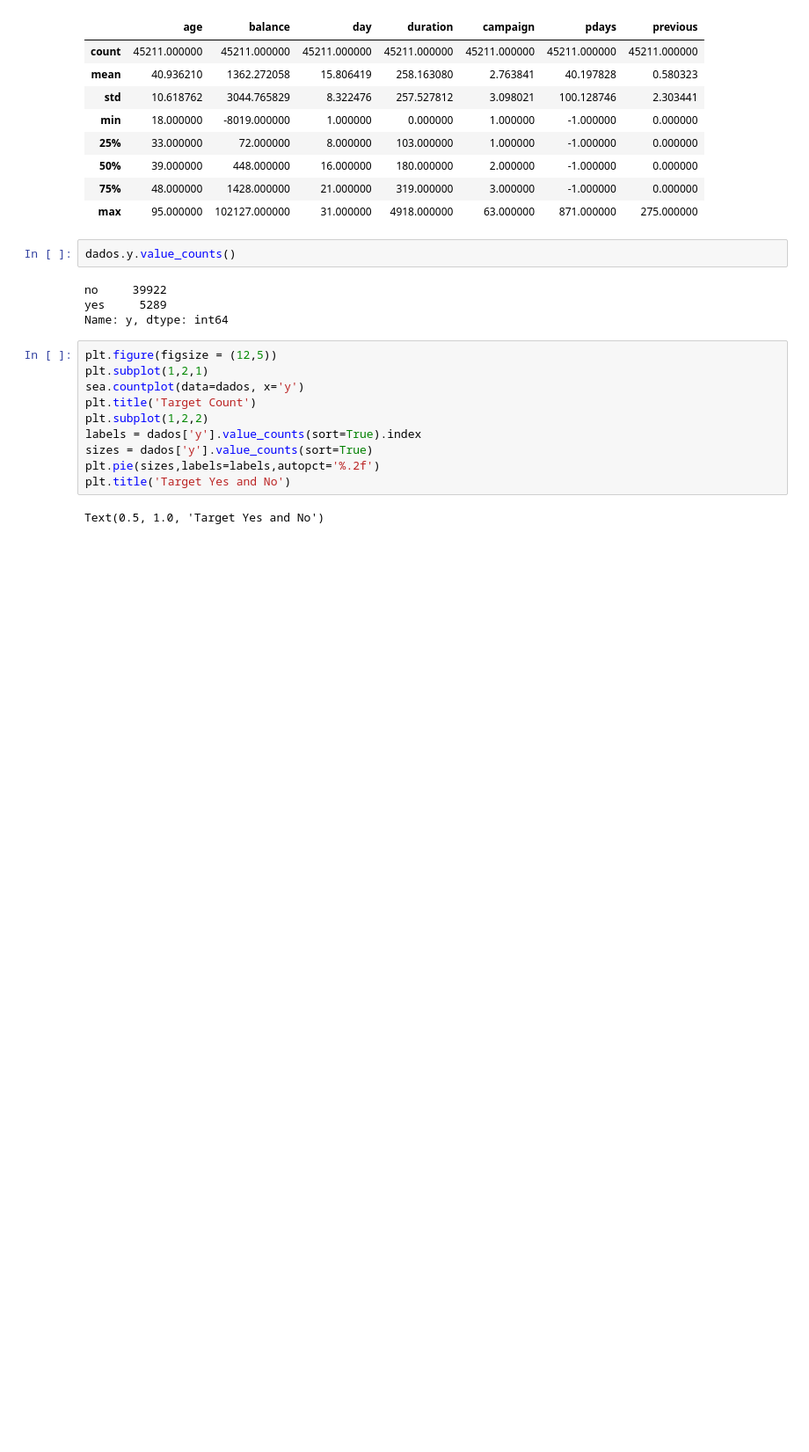
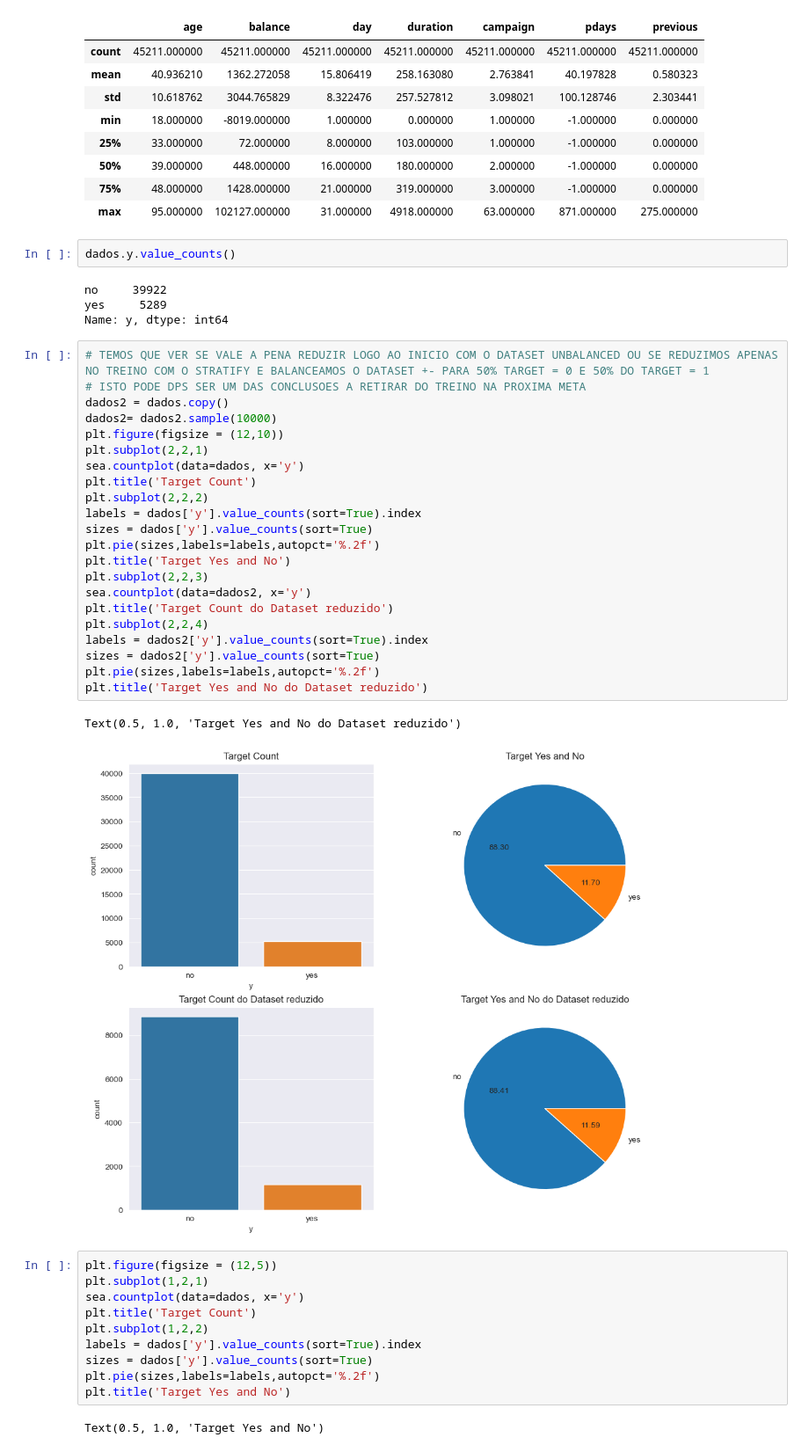
Before and after one commit to a-proenca/ML, a Jupyter notebook: TP.ipynb, the cells around one changed output. Shown: that part at 88% size. Cells and saved outputs as stored; diff of their text form; blank space fills up the shorter version.

Commit message:
Isabel vê os comentários lá ta +- o planeamento do que temos que fazer

```diff
--- a/TP.ipynb
+++ b/TP.ipynb
@@ -116,6 +113,31 @@ dados.y.value_counts()
 no     39922
 yes     5289
 Name: y, dtype: int64
+# %%
+# TEMOS QUE VER SE VALE A PENA REDUZIR LOGO AO INICIO COM O DATASET UNBALANCED OU SE REDUZIMOS APENAS NO TREINO COM O STRATIFY E BALANCEAMOS O DATASET +- PARA 50% TARGET = 0 E 50% DO TARGET = 1
+# ISTO PODE DPS SER UM DAS CONCLUSOES A RETIRAR DO TREINO NA PROXIMA META
+dados2 = dados.copy()
+dados2= dados2.sample(10000)
+plt.figure(figsize = (12,10))
+plt.subplot(2,2,1)
+sea.countplot(data=dados, x='y')
+plt.title('Target Count')
+plt.subplot(2,2,2)
+labels = dados['y'].value_counts(sort=True).index
+sizes = dados['y'].value_counts(sort=True)
+plt.pie(sizes,labels=labels,autopct='%.2f')
+plt.title('Target Yes and No')
+plt.subplot(2,2,3)
+sea.countplot(data=dados2, x='y')
+plt.title('Target Count do Dataset reduzido')
+plt.subplot(2,2,4)
+labels = dados2['y'].value_counts(sort=True).index
+sizes = dados2['y'].value_counts(sort=True)
+plt.pie(sizes,labels=labels,autopct='%.2f')
+plt.title('Target Yes and No do Dataset reduzido')
+# %% [output]
+Text(0.5, 1.0, 'Target Yes and No do Dataset reduzido')
+[figure, added]
 # %%
 plt.figure(figsize = (12,5))
 plt.subplot(1,2,1)
```
Also changed, not shown: parts of 9 cells of this notebook.
